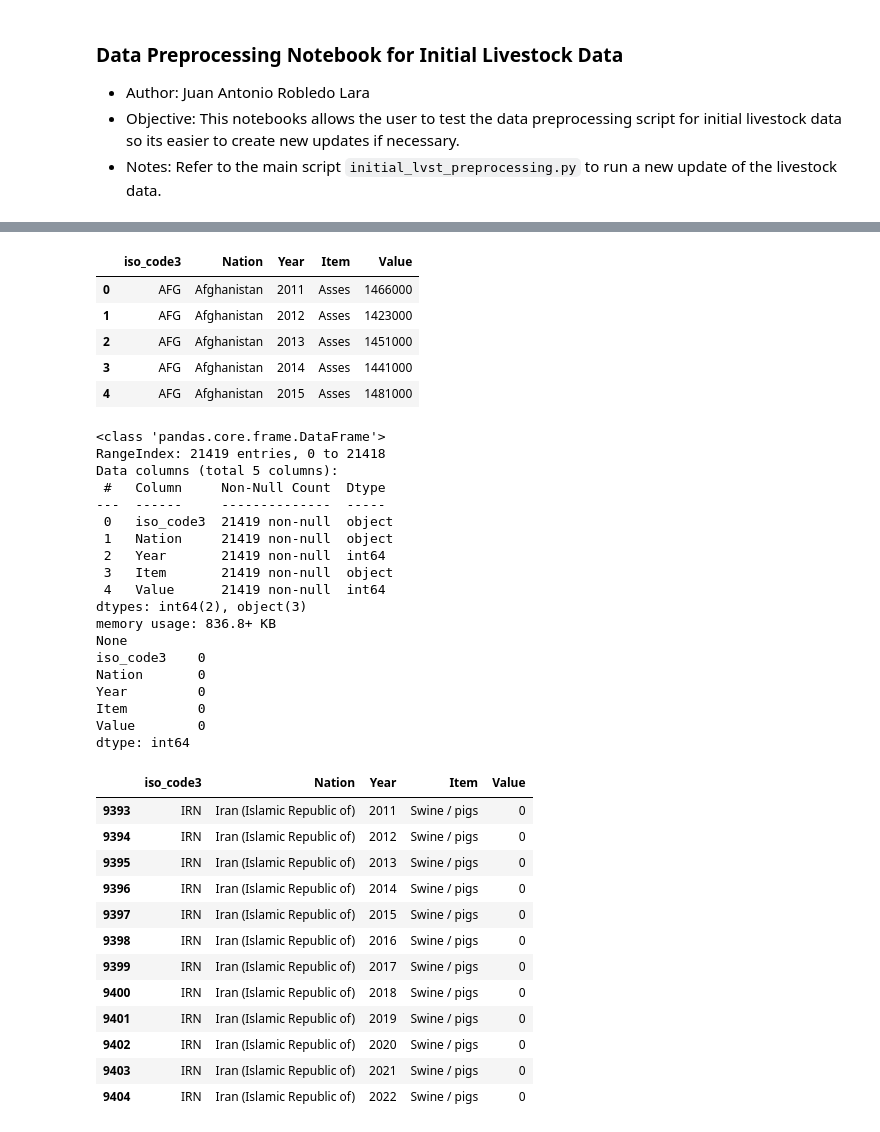
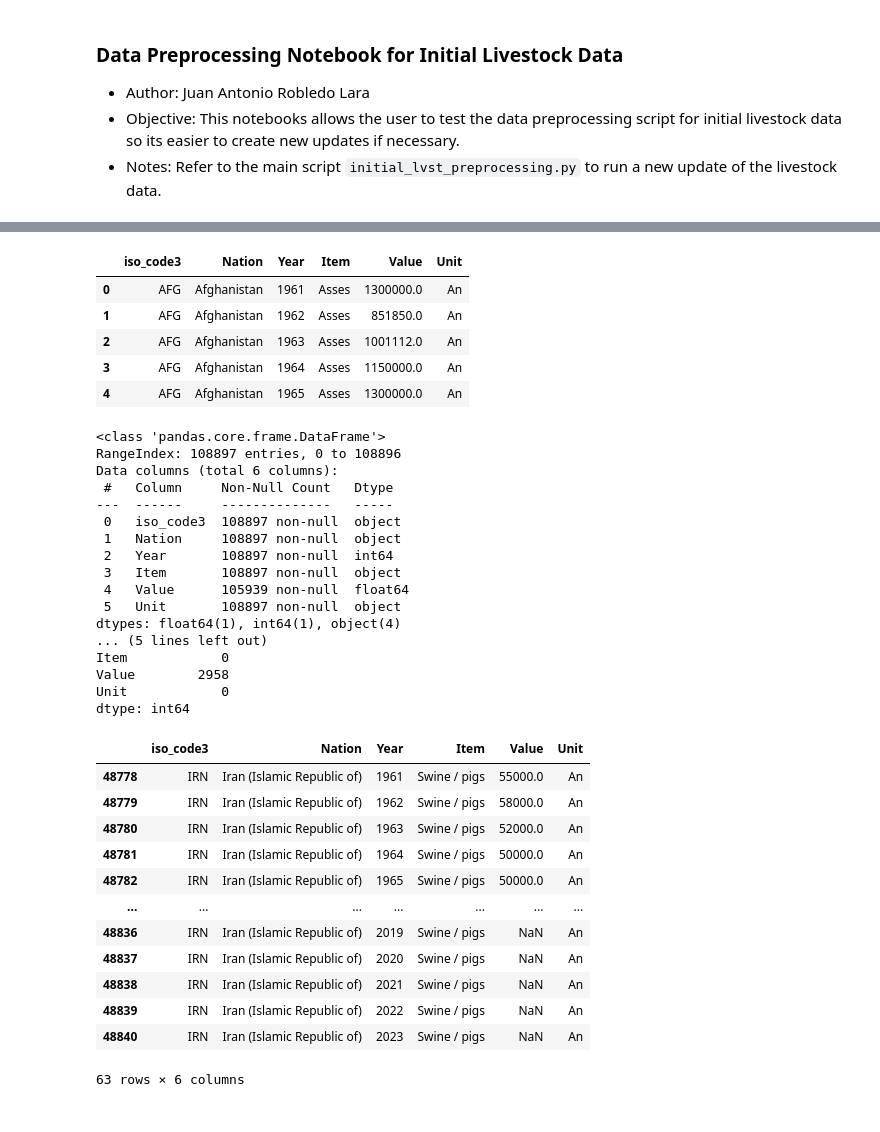
Before and after one commit to milocortes/sisepuede_data, a Jupyter notebook: AFOLU_data_preprocessing_scripts/initial_lvst_preprocessing.ipynb, the cells around one changed output, grey strips where cells are left out. Saved outputs shown, nothing was run; the diff lists cells and outputs as text; code cells hidden in the pictures.

Commit message:
Update creation of pop lvst vars with newest cw and FAO data

```diff
--- a/AFOLU_data_preprocessing_scripts/initial_lvst_preprocessing.ipynb
+++ b/AFOLU_data_preprocessing_scripts/initial_lvst_preprocessing.ipynb
@@ -12,5 +10,10 @@ raw_data_file_name = 'FAOSTAT_livestock_data.csv'
+# %%
+SCRIPT_DIR_PATH = os.getcwd()
+PROJECT_DIR_PATH = os.path.dirname(SCRIPT_DIR_PATH)
+AFOLU_DIR_PATH = os.path.join(PROJECT_DIR_PATH, 'AFOLU')
+LVST_RAW_DATA_DIR_PATH = os.path.join(AFOLU_DIR_PATH, 'pop_lvst_raw_data')
 # %%
-lvst_raw_df = pd.read_csv(os.path.join(raw_data_path, raw_data_file_name))
+lvst_raw_df = pd.read_csv(os.path.join(LVST_RAW_DATA_DIR_PATH, 'FAOSTAT_livestock_data.csv'))
 lvst_raw_df.head()
 # %% [output]
 |  | Domain Code | Domain | Area Code (ISO3) | Area | Element Code | Element | Item Code (CPC) | Item | ... |
@@ -21,54 +24,52 @@ lvst_raw_df.head()
 | 4 | QCL | Crops and livestock products | AFG | Afghanistan | 5111 | Stocks | 2132.0 | Asses | ... |
 # %%
 # Drop irrelevant columns
-lvst_df = lvst_raw_df[['Area Code (ISO3)', 'Area', 'Year', 'Item', 'Value']]
+lvst_df = lvst_raw_df[['Area Code (ISO3)', 'Area', 'Year', 'Item', 'Value', 'Unit']]
 lvst_df = lvst_df.rename(columns={'Area Code (ISO3)':'iso_code3', 'Area':'Nation'})
 lvst_df.head()
 # %% [output]
-|  | iso_code3 | Nation | Year | Item | Value |
-| 0 | AFG | Afghanistan | 2011 | Asses | 1466000 |
-| 1 | AFG | Afghanistan | 2012 | Asses | 1423000 |
-| 2 | AFG | Afghanistan | 2013 | Asses | 1451000 |
-| 3 | AFG | Afghanistan | 2014 | Asses | 1441000 |
-| 4 | AFG | Afghanistan | 2015 | Asses | 1481000 |
+|  | iso_code3 | Nation | Year | Item | Value | Unit |
+| 0 | AFG | Afghanistan | 1961 | Asses | 1300000.0 | An |
+| 1 | AFG | Afghanistan | 1962 | Asses | 851850.0 | An |
+| 2 | AFG | Afghanistan | 1963 | Asses | 1001112.0 | An |
+| 3 | AFG | Afghanistan | 1964 | Asses | 1150000.0 | An |
+| 4 | AFG | Afghanistan | 1965 | Asses | 1300000.0 | An |
 # %%
 # Checking if there are missing iso_code3 values
 print(lvst_df.info())
 print(lvst_df.isnull().sum())
 # %% [output]
 <class 'pandas.core.frame.DataFrame'>
-RangeIndex: 21419 entries, 0 to 21418
-Data columns (total 5 columns):
- #   Column     Non-Null Count  Dtype
----  ------     --------------  -----
- 0   iso_code3  21419 non-null  object
- 1   Nation     21419 non-null  object
- 2   Year       21419 non-null  int64
- 3   Item       21419 non-null  object
- 4   Value      21419 non-null  int64
-dtypes: int64(2), object(3)
-memory usage: 836.8+ KB
-None
-iso_code3    0
-Nation       0
-Year         0
-Item         0
-Value        0
+RangeIndex: 108897 entries, 0 to 108896
+Data columns (total 6 columns):
+ #   Column     Non-Null Count   Dtype
+---  ------     --------------   -----
+ 0   iso_code3  108897 non-null  object
+ 1   Nation     108897 non-null  object
+ 2   Year       108897 non-null  int64
+ 3   Item       108897 non-null  object
+ 4   Value      105939 non-null  float64
+ 5   Unit       108897 non-null  object
+dtypes: float64(1), int64(1), object(4)
+... (5 lines left out)
+Item            0
+Value        2958
+Unit            0
 dtype: int64
 # %%
 # Checking that the df looks good using IRAN pigs as a example which should be all 0.
 lvst_df[(lvst_df.iso_code3 == 'IRN') & (lvst_df.Item == 'Swine / pigs')]
 # %% [output]
-|  | iso_code3 | Nation | Year | Item | Value |
-| 9393 | IRN | Iran (Islamic Republic of) | 2011 | Swine / pigs | 0 |
-| 9394 | IRN | Iran (Islamic Republic of) | 2012 | Swine / pigs | 0 |
-| 9395 | IRN | Iran (Islamic Republic of) | 2013 | Swine / pigs | 0 |
-| 9396 | IRN | Iran (Islamic Republic of) | 2014 | Swine / pigs | 0 |
-| 9397 | IRN | Iran (Islamic Republic of) | 2015 | Swine / pigs | 0 |
-| 9398 | IRN | Iran (Islamic Republic of) | 2016 | Swine / pigs | 0 |
-| 9399 | IRN | Iran (Islamic Republic of) | 2017 | Swine / pigs | 0 |
-| 9400 | IRN | Iran (Islamic Republic of) | 2018 | Swine / pigs | 0 |
-| 9401 | IRN | Iran (Islamic Republic of) | 2019 | Swine / pigs | 0 |
-| 9402 | IRN | Iran (Islamic Republic of) | 2020 | Swine / pigs | 0 |
-| 9403 | IRN | Iran (Islamic Republic of) | 2021 | Swine / pigs | 0 |
-| 9404 | IRN | Iran (Islamic Republic of) | 2022 | Swine / pigs | 0 |
+|  | iso_code3 | Nation | Year | Item | Value | Unit |
+| 48778 | IRN | Iran (Islamic Republic of) | 1961 | Swine / pigs | 55000.0 | An |
+| 48779 | IRN | Iran (Islamic Republic of) | 1962 | Swine / pigs | 58000.0 | An |
+| 48780 | IRN | Iran (Islamic Republic of) | 1963 | Swine / pigs | 52000.0 | An |
+| 48781 | IRN | Iran (Islamic Republic of) | 1964 | Swine / pigs | 50000.0 | An |
+| 48782 | IRN | Iran (Islamic Republic of) | 1965 | Swine / pigs | 50000.0 | An |
+| ... | ... | ... | ... | ... | ... | ... |
+| 48836 | IRN | Iran (Islamic Republic of) | 2019 | Swine / pigs | NaN | An |
+| 48837 | IRN | Iran (Islamic Republic of) | 2020 | Swine / pigs | NaN | An |
+| 48838 | IRN | Iran (Islamic Republic of) | 2021 | Swine / pigs | NaN | An |
+| 48839 | IRN | Iran (Islamic Republic of) | 2022 | Swine / pigs | NaN | An |
+| 48840 | IRN | Iran (Islamic Republic of) | 2023 | Swine / pigs | NaN | An |
+63 rows × 6 columns
```
Also changed, not shown: parts of 29 cells of this notebook.
